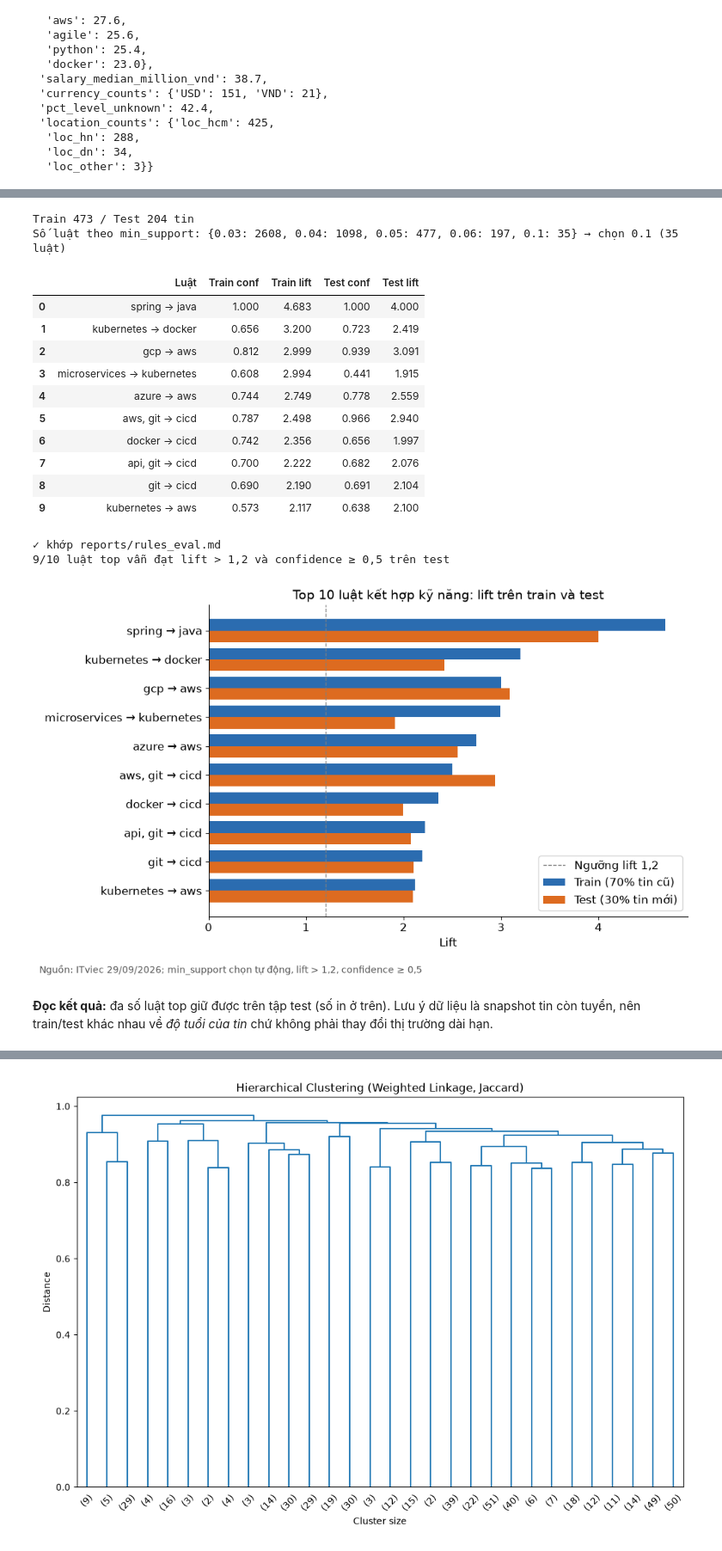
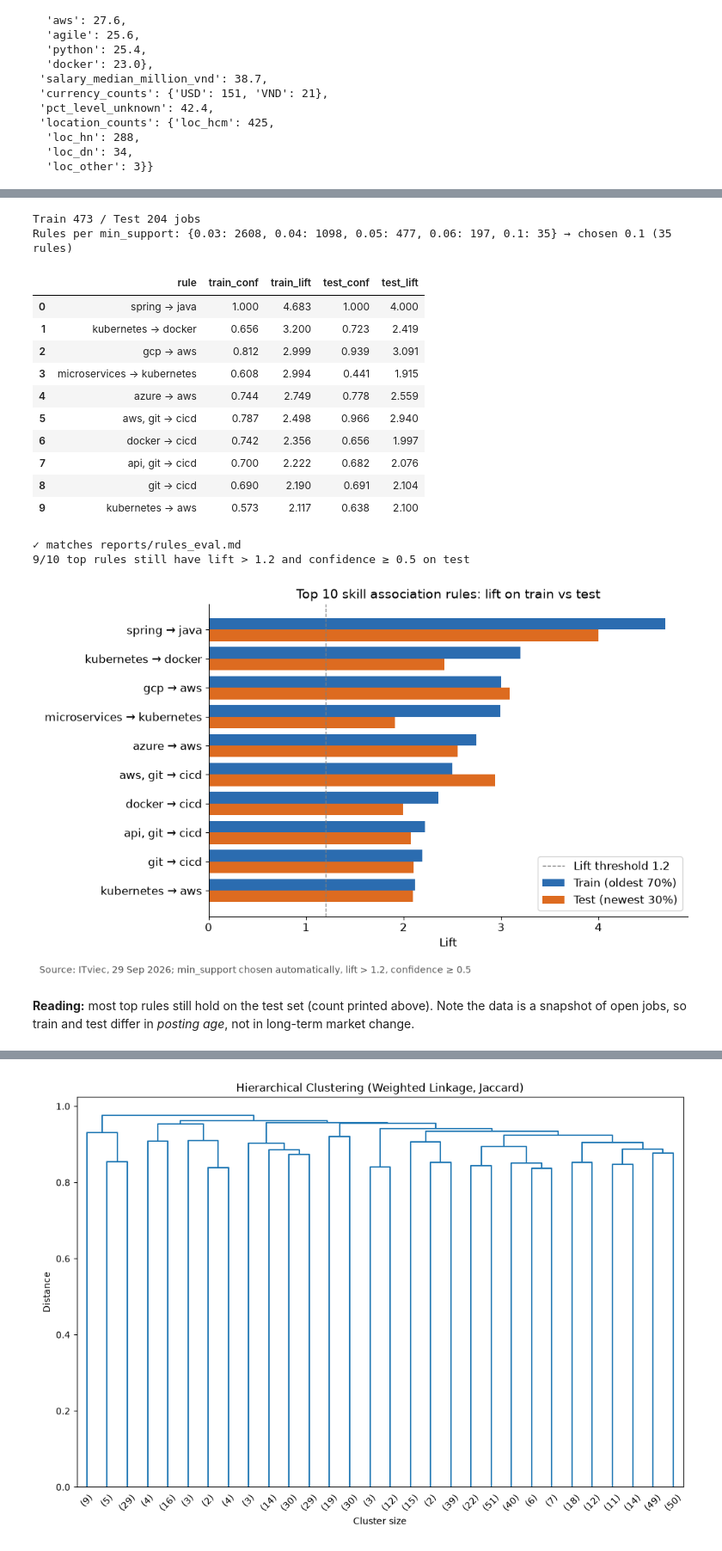
Before and after one commit to dogtoro/Labor-Market-Intelligence, a Jupyter notebook: notebooks/final_notebook.ipynb, the cells around one changed output, grey strips where cells are left out. Shown at 86% size. Drawn from its saved outputs; the diff is of its cells as text; code cells hidden in the pictures.

```diff
--- a/notebooks/final_notebook.ipynb
+++ b/notebooks/final_notebook.ipynb
@@ -159,21 +158,21 @@ train_df, test_df = train_part[feature_cols], test_part[feature_cols]
 train_rules, support_counts = ap.run_apriori(train_df, min_supports=[0.03, 0.04, 0.05, 0.06, 0.10],
                                              min_lift=1.2, min_confidence=0.5)
 ms_used = float(train_rules["min_support_used"].iloc[0])
-print(f"Train {len(train_df)} / Test {len(test_df)} tin")
-print("Số luật theo min_support:", support_counts, "→ chọn", ms_used, f"({len(train_rules)} luật)")
+print(f"Train {len(train_df)} / Test {len(test_df)} jobs")
+print("Rules per min_support:", support_counts, "→ chosen", ms_used, f"({len(train_rules)} rules)")
 
 top = ap.dedup_by_itemset(train_rules, top_n=10)
 test_res = ap.evaluate_rules_on_test(top, test_df)
 rules_table = pd.DataFrame([{
-    "Luật": f"{ap.format_itemset(r.antecedents)} → {ap.format_itemset(r.consequents)}",
-    "Train conf": round(r.confidence, 3), "Train lift": round(r.lift, 3),
-    "Test conf": round(test_res[i]["test_confidence"], 3), "Test lift": round(test_res[i]["test_lift"], 3),
+    "rule": f"{ap.format_itemset(r.antecedents)} → {ap.format_itemset(r.consequents)}",
+    "train_conf": round(r.confidence, 3), "train_lift": round(r.lift, 3),
+    "test_conf": round(test_res[i]["test_confidence"], 3), "test_lift": round(test_res[i]["test_lift"], 3),
 } for i, r in top.iterrows()])
 rules_table
 # %% [output]
-Train 473 / Test 204 tin
-Số luật theo min_support: {0.03: 2608, 0.04: 1098, 0.05: 477, 0.06: 197, 0.1: 35} → chọn 0.1 (35 luật)
+Train 473 / Test 204 jobs
+Rules per min_support: {0.03: 2608, 0.04: 1098, 0.05: 477, 0.06: 197, 0.1: 35} → chosen 0.1 (35 rules)
-|  | Luật | Train conf | Train lift | Test conf | Test lift |
+|  | rule | train_conf | train_lift | test_conf | test_lift |
 | 0 | spring → java | 1.000 | 4.683 | 1.000 | 4.000 |
 | 1 | kubernetes → docker | 0.656 | 3.200 | 0.723 | 2.419 |
 | 2 | gcp → aws | 0.812 | 2.999 | 0.939 | 3.091 |
@@ -185,12 +184,12 @@ Số luật theo min_support: {0.03: 2608, 0.04: 1098, 0.05: 477, 0.06: 197, 0.1
 | 8 | git → cicd | 0.690 | 2.190 | 0.691 | 2.104 |
 | 9 | kubernetes → aws | 0.573 | 2.117 | 0.638 | 2.100 |
 # %%
-# Kiểm: khớp reports/rules_eval.md (sinh bởi src/models/apriori.py)
+# Check: matches reports/rules_eval.md (generated by src/models/apriori.py; report is in Vietnamese)
 rules_md = (ROOT / "reports" / "rules_eval.md").read_text(encoding="utf-8")
 assert f"Train: {len(train_df)} bản ghi" in rules_md and f"tìm được {len(train_rules)} luật" in rules_md
 first = top.iloc[0]
 assert f"| {ap.format_itemset(first.antecedents)} | {ap.format_itemset(first.consequents)} | {first.support:.3f} |" in rules_md
-print("✓ khớp reports/rules_eval.md")
+print("✓ matches reports/rules_eval.md")
 
 hold = sum(1 for i in top.index if test_res[i]["test_lift"] > 1.2 and test_res[i]["test_confidence"] >= 0.5)
 KEY["q1_rules"] = {
@@ -198,27 +197,27 @@ KEY["q1_rules"] = {
     "top_rules_hold_on_test": f"{hold}/{len(top)}",
     "top_rules": rules_table.head(5).to_dict("records"),
 }
-print(f"{hold}/{len(top)} luật top vẫn đạt lift > 1,2 và confidence ≥ 0,5 trên test")
+print(f"{hold}/{len(top)} top rules still have lift > 1.2 and confidence ≥ 0.5 on test")
 # %% [output]
-✓ khớp reports/rules_eval.md
-9/10 luật top vẫn đạt lift > 1,2 và confidence ≥ 0,5 trên test
+✓ matches reports/rules_eval.md
+9/10 top rules still have lift > 1.2 and confidence ≥ 0.5 on test
 # %%
 fig, ax = plt.subplots(figsize=(10, 6))
 y = np.arange(len(rules_table))
-ax.barh(y - 0.2, rules_table["Train lift"], height=0.4, color="#2b6cb0", label="Train (70% tin cũ)")
-ax.barh(y + 0.2, rules_table["Test lift"], height=0.4, color="#dd6b20", label="Test (30% tin mới)")
-ax.axvline(1.2, color="grey", linestyle="--", linewidth=1, label="Ngưỡng lift 1,2")
-ax.set_yticks(y, rules_table["Luật"])
+ax.barh(y - 0.2, rules_table["train_lift"], height=0.4, color="#2b6cb0", label="Train (oldest 70%)")
+ax.barh(y + 0.2, rules_table["test_lift"], height=0.4, color="#dd6b20", label="Test (newest 30%)")
+ax.axvline(1.2, color="grey", linestyle="--", linewidth=1, label="Lift threshold 1.2")
+ax.set_yticks(y, rules_table["rule"])
 ax.invert_yaxis()
 ax.set_xlabel("Lift")
-ax.set_title("Top 10 luật kết hợp kỹ năng: lift trên train và test")
+ax.set_title("Top 10 skill association rules: lift on train vs test")
 ax.legend(loc="lower right")
-fig.text(0.01, 0.01, "Nguồn: ITviec 29/09/2026; min_support chọn tự động, lift > 1,2, confidence ≥ 0,5",
+fig.text(0.01, 0.01, "Source: ITviec, 29 Sep 2026; min_support chosen automatically, lift > 1.2, confidence ≥ 0.5",
          fontsize=10, color="#555555")
 fig.tight_layout(rect=(0, 0.04, 1, 1))
 fig.savefig(ROOT / "reports" / "figures" / "model_rules_train_test.png", dpi=150)
 # %% [output]
-[figure, old version]
+[figure, new version]
-# %% [markdown]
-**Đọc kết quả:** đa số luật top giữ được trên tập test (số in ở trên). Lưu ý dữ liệu là snapshot tin còn tuyển, nên train/test khác nhau về *độ tuổi của tin* chứ không phải thay đổi thị trường dài hạn.
+# %% [markdown]
+**Reading:** most top rules still hold on the test set (count printed above). Note the data is a snapshot of open jobs, so train and test differ in *posting age*, not in long-term market change.
 # %% [markdown]
```
Also changed, not shown: parts of 34 cells of this notebook, 24 other files.
